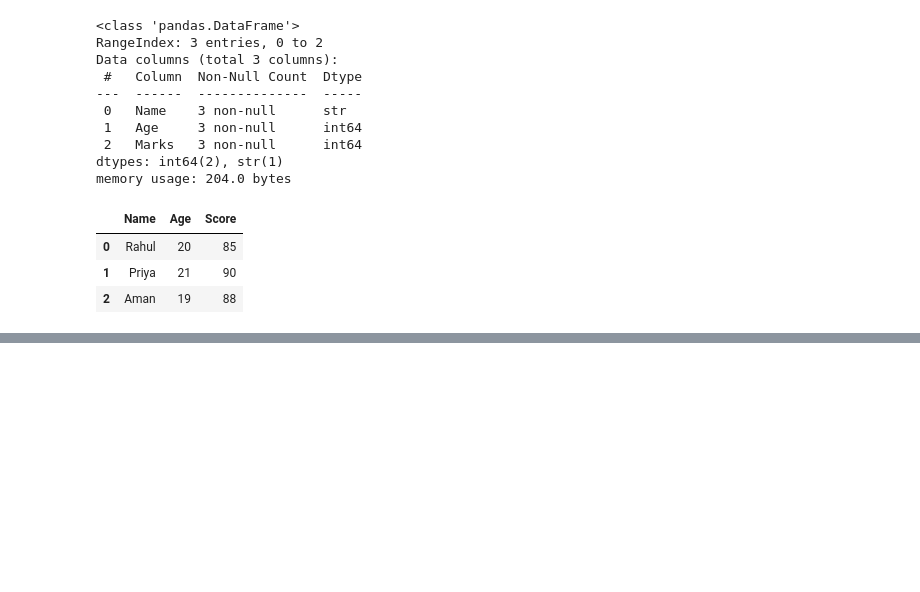
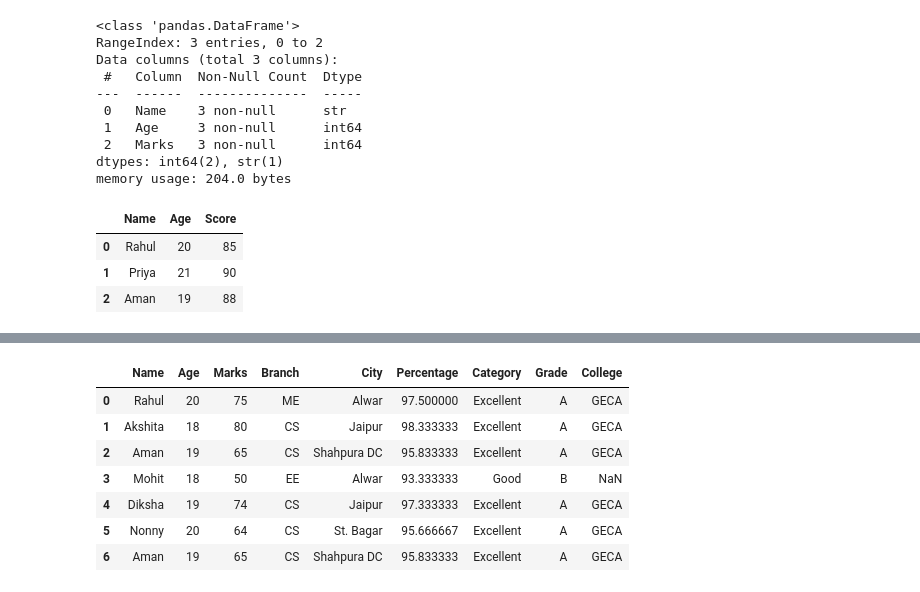
Before and after one commit to NishantSaini021/Gen-AI-with-Python-Track, a Jupyter notebook: pandas/practice_on_databases.ipynb, the cells around one changed output, grey strips where cells are left out. Drawn from its saved outputs; the diff is of its cells as text; code cells hidden in the pictures; blank space fills up the shorter version.

```diff
--- a/pandas/practice_on_databases.ipynb
+++ b/pandas/practice_on_databases.ipynb
@@ -208,0 +624,23 @@ df.reset_index()
+# %%
+new_row = pd.DataFrame({
+    "Name": ["Aman"],
+    "Age" : [19],
+    "Branch": ["CS"],
+    "City": ["Shahpura DC"],
+    "Percentage": [95.833333],
+    "Category" : ["Excellent"],
+    "Grade": ["A"],
+    "College": ["GECA"],
+    "Marks": [65]
+})
+cf = pd.concat([df,new_row], ignore_index= True)
+cf
+# %% [output]
+|  | Name | Age | Marks | Branch | City | Percentage | Category | Grade | College |
+| 0 | Rahul | 20 | 75 | ME | Alwar | 97.500000 | Excellent | A | GECA |
+| 1 | Akshita | 18 | 80 | CS | Jaipur | 98.333333 | Excellent | A | GECA |
+| 2 | Aman | 19 | 65 | CS | Shahpura DC | 95.833333 | Excellent | A | GECA |
+| 3 | Mohit | 18 | 50 | EE | Alwar | 93.333333 | Good | B | NaN |
+| 4 | Diksha | 19 | 74 | CS | Jaipur | 97.333333 | Excellent | A | GECA |
+| 5 | Nonny | 20 | 64 | CS | St. Bagar | 95.666667 | Excellent | A | GECA |
+| 6 | Aman | 19 | 65 | CS | Shahpura DC | 95.833333 | Excellent | A | GECA |
```
Also changed, not shown: parts of 67 cells of this notebook.
